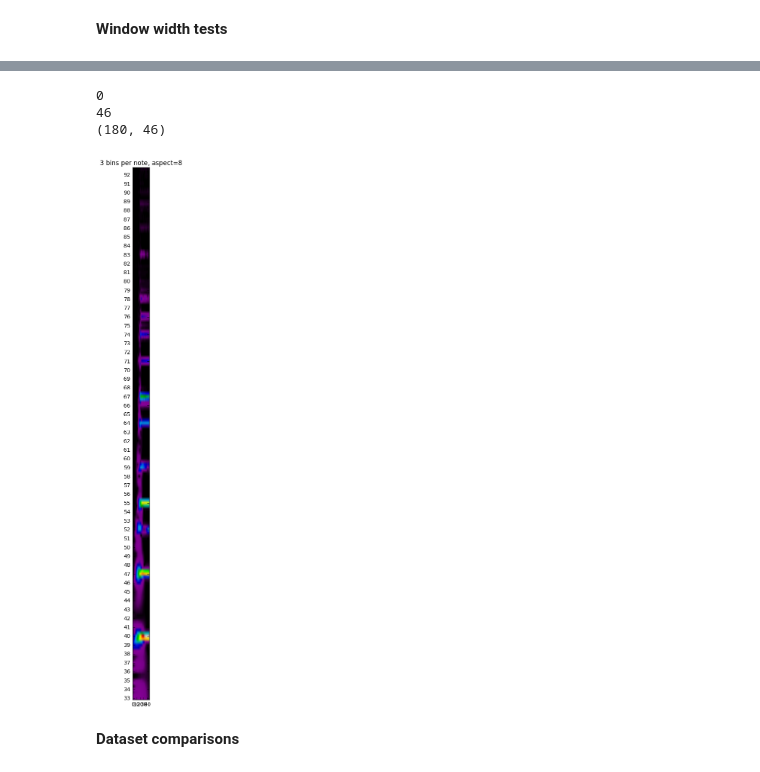
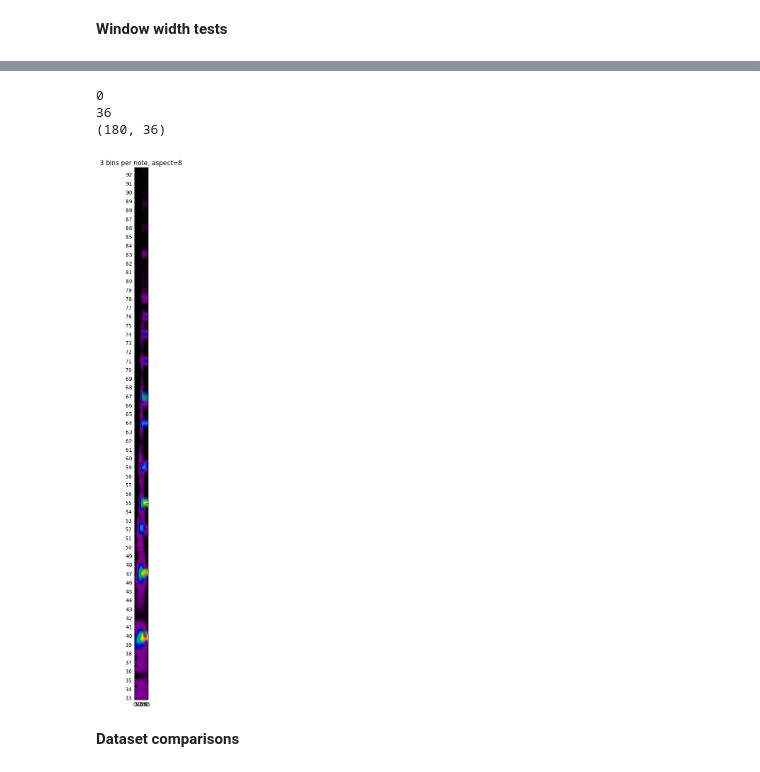
Before and after one commit to mpluess/music-transcription, a Jupyter notebook: notebooks/compare_spectrograms_between_datasets.ipynb, the cells around one changed output, grey strips where cells are left out. Drawn from its saved outputs; the diff is of its cells as text; code cells hidden in the pictures.

```diff
--- a/notebooks/compare_spectrograms_between_datasets.ipynb
+++ b/notebooks/compare_spectrograms_between_datasets.ipynb
@@ -56,18 +56,18 @@ plot_cqt(samples, index_from, index_to)
 # %%
 samples = get_samples(r'data\IDMT-SMT-GUITAR_V2\dataset1\Fender Strat Clean Neck SC Chords\audio\2-E1-Minor 00.wav')
 onset_time = 0.167
 context_frames_before = 15
-context_frames_after = 30
+context_frames_after = 20
 index_from = max(0, int(onset_time*sr/512) - context_frames_before)
 index_to = index_from + context_frames_before + 1 + context_frames_after
 print(index_from)
 print(index_to)
 plot_cqt(samples, index_from, index_to)
 # %% [output]
 0
-46
-(180, 46)
+36
+(180, 36)
-[figure, old version]
+[figure, new version]
 # %% [markdown]
 **Dataset comparisons**
 # %%
```
Also changed, not shown: parts of 1 cell of this notebook, 2 other files.
